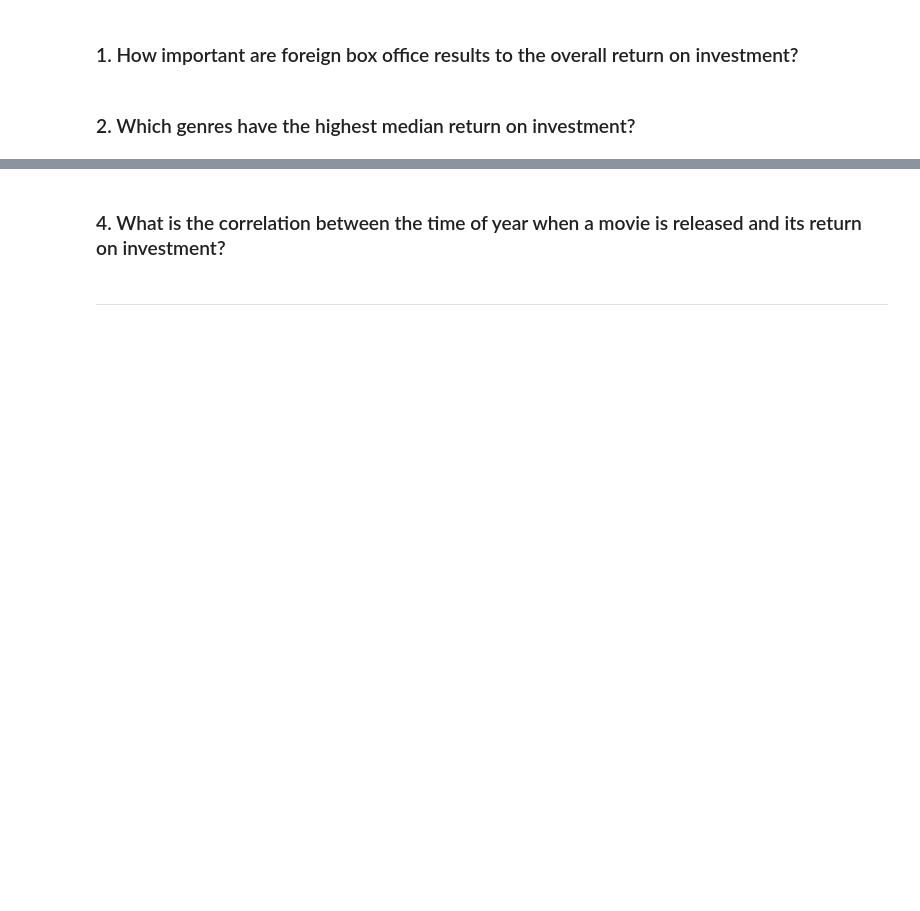
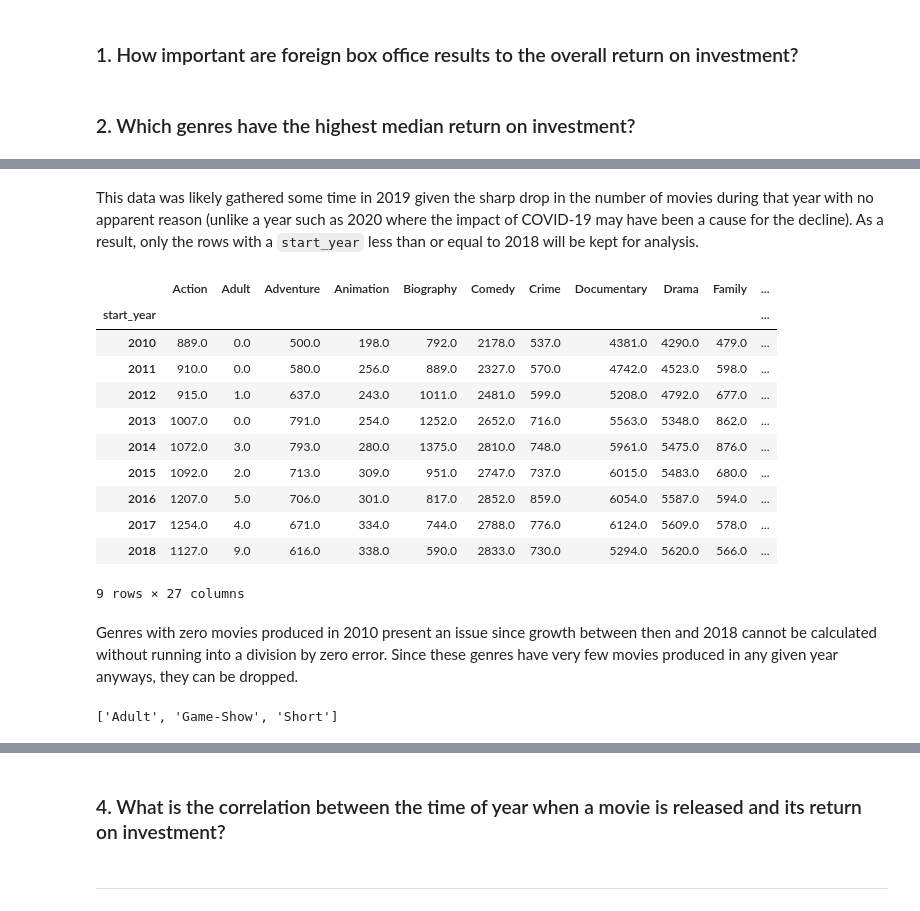
Before and after one commit to tjkyner/flatiron-ds-phase-1-project, a Jupyter notebook: notebooks/analysis.ipynb, the cells around one changed output, grey strips where cells are left out. Cells and saved outputs as stored; diff of their text form; code cells hidden in the pictures; blank space fills up the shorter version.

```diff
--- a/notebooks/analysis.ipynb
+++ b/notebooks/analysis.ipynb
@@ -22,0 +77,25 @@ Answering the following questions will help form and provide evidence for my ult
+# %% [markdown]
+This data was likely gathered some time in 2019 given the sharp drop in the number of movies during that year with no apparent reason (unlike a year such as 2020 where the impact of COVID-19 may have been a cause for the decline). As a result, only the rows with a `start_year` less than or equal to 2018 will be kept for analysis.
+# %%
+df_genre_count_by_year = df_genre_count_by_year.loc[df_genre_count_by_year.index <= 2018]
+df_genre_count_by_year
+# %% [output]
+|  | Action | Adult | Adventure | Animation | Biography | Comedy | Crime | Documentary | Drama | Family | ... |
+| start_year |  |  |  |  |  |  |  |  |  |  | ... |
+| 2010 | 889.0 | 0.0 | 500.0 | 198.0 | 792.0 | 2178.0 | 537.0 | 4381.0 | 4290.0 | 479.0 | ... |
+| 2011 | 910.0 | 0.0 | 580.0 | 256.0 | 889.0 | 2327.0 | 570.0 | 4742.0 | 4523.0 | 598.0 | ... |
+| 2012 | 915.0 | 1.0 | 637.0 | 243.0 | 1011.0 | 2481.0 | 599.0 | 5208.0 | 4792.0 | 677.0 | ... |
+| 2013 | 1007.0 | 0.0 | 791.0 | 254.0 | 1252.0 | 2652.0 | 716.0 | 5563.0 | 5348.0 | 862.0 | ... |
+| 2014 | 1072.0 | 3.0 | 793.0 | 280.0 | 1375.0 | 2810.0 | 748.0 | 5961.0 | 5475.0 | 876.0 | ... |
+| 2015 | 1092.0 | 2.0 | 713.0 | 309.0 | 951.0 | 2747.0 | 737.0 | 6015.0 | 5483.0 | 680.0 | ... |
+| 2016 | 1207.0 | 5.0 | 706.0 | 301.0 | 817.0 | 2852.0 | 859.0 | 6054.0 | 5587.0 | 594.0 | ... |
+| 2017 | 1254.0 | 4.0 | 671.0 | 334.0 | 744.0 | 2788.0 | 776.0 | 6124.0 | 5609.0 | 578.0 | ... |
+| 2018 | 1127.0 | 9.0 | 616.0 | 338.0 | 590.0 | 2833.0 | 730.0 | 5294.0 | 5620.0 | 566.0 | ... |
+9 rows × 27 columns
+# %% [markdown]
+Genres with zero movies produced in 2010 present an issue since growth between then and 2018 cannot be calculated without running into a division by zero error. Since these genres have very few movies produced in any given year anyways, they can be dropped.
+# %%
+cols_to_drop = [col for col in df_genre_count_by_year.columns if df_genre_count_by_year[col][2010] == 0]
+cols_to_drop
+# %% [output]
+['Adult', 'Game-Show', 'Short']
```
Also changed, not shown: parts of 11 cells of this notebook.
